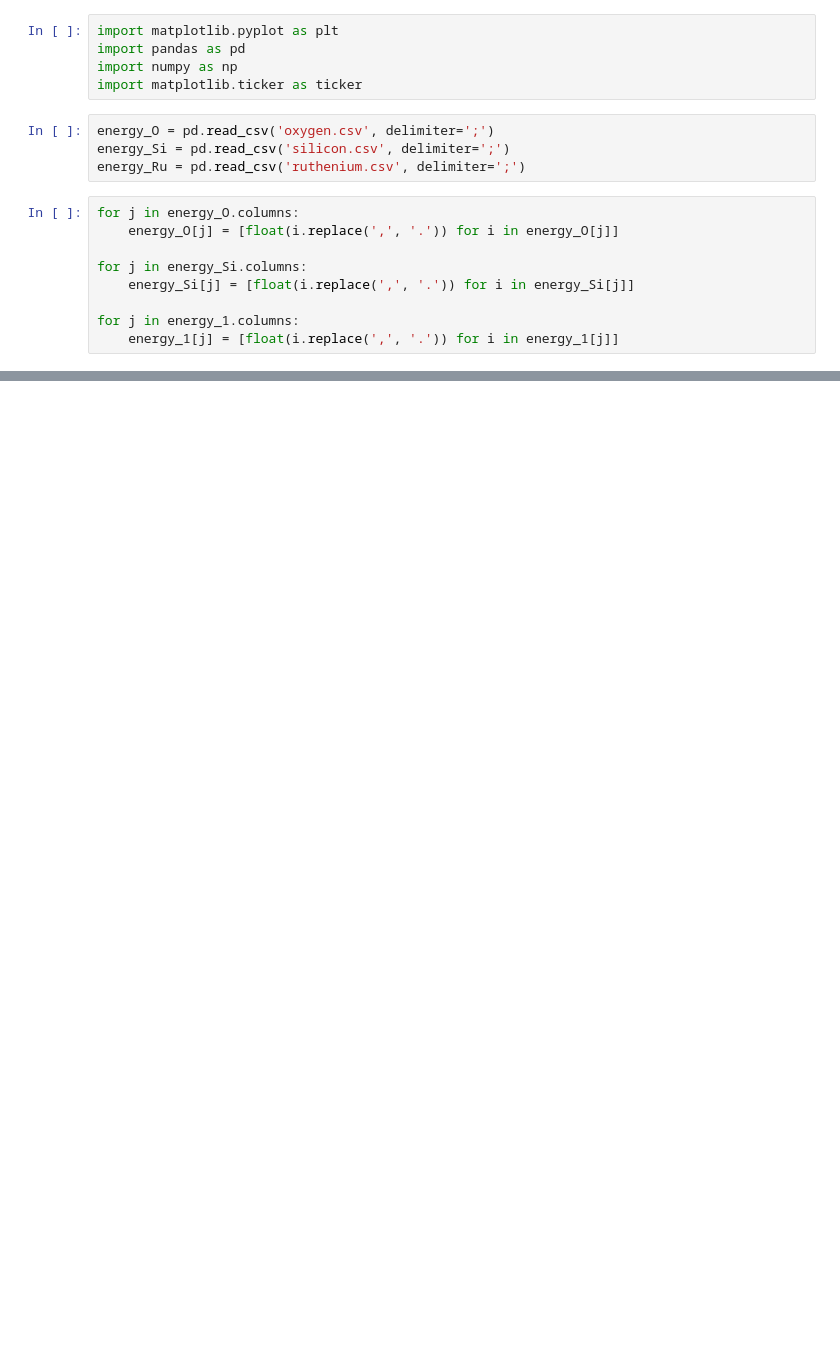
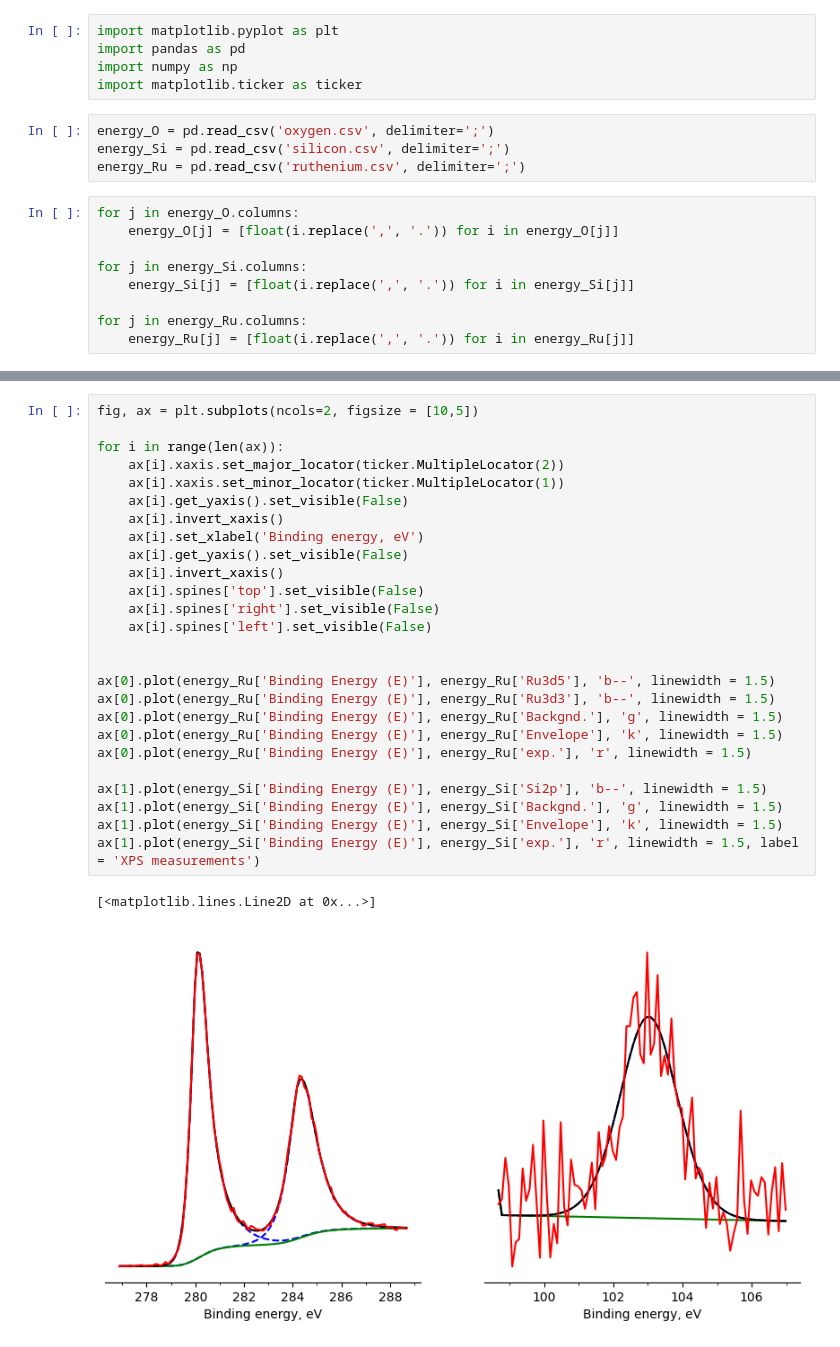
Before and after one commit to OneMoreGate/Ru_article, a Jupyter notebook: photo.ipynb, the cells around one changed output, grey strips where cells are left out. Cells and saved outputs as stored; diff of their text form; blank space fills up the shorter version.

```diff
--- a/photo.ipynb
+++ b/photo.ipynb
@@ -14,8 +14,8 @@ for j in energy_O.columns:
 for j in energy_Si.columns:
     energy_Si[j] = [float(i.replace(',', '.')) for i in energy_Si[j]]
 
-for j in energy_1.columns:
-    energy_1[j] = [float(i.replace(',', '.')) for i in energy_1[j]]
+for j in energy_Ru.columns:
+    energy_Ru[j] = [float(i.replace(',', '.')) for i in energy_Ru[j]]
 # %%
 fig, ax = plt.subplots(figsize = [7,5])
 
@@ -41,0 +42,29 @@ ax.legend()
+# %%
+fig, ax = plt.subplots(ncols=2, figsize = [10,5])
+
+for i in range(len(ax)):
+    ax[i].xaxis.set_major_locator(ticker.MultipleLocator(2))
+    ax[i].xaxis.set_minor_locator(ticker.MultipleLocator(1))
+    ax[i].get_yaxis().set_visible(False)
+    ax[i].invert_xaxis()
+    ax[i].set_xlabel('Binding energy, eV')
+    ax[i].get_yaxis().set_visible(False)
+    ax[i].invert_xaxis()
+    ax[i].spines['top'].set_visible(False)
+    ax[i].spines['right'].set_visible(False)
+    ax[i].spines['left'].set_visible(False)
+
+
+ax[0].plot(energy_Ru['Binding Energy (E)'], energy_Ru['Ru3d5'], 'b--', linewidth = 1.5)
+ax[0].plot(energy_Ru['Binding Energy (E)'], energy_Ru['Ru3d3'], 'b--', linewidth = 1.5)
+ax[0].plot(energy_Ru['Binding Energy (E)'], energy_Ru['Backgnd.'], 'g', linewidth = 1.5)
+ax[0].plot(energy_Ru['Binding Energy (E)'], energy_Ru['Envelope'], 'k', linewidth = 1.5)
+ax[0].plot(energy_Ru['Binding Energy (E)'], energy_Ru['exp.'], 'r', linewidth = 1.5)
+
+ax[1].plot(energy_Si['Binding Energy (E)'], energy_Si['Si2p'], 'b--', linewidth = 1.5)
+ax[1].plot(energy_Si['Binding Energy (E)'], energy_Si['Backgnd.'], 'g', linewidth = 1.5)
+ax[1].plot(energy_Si['Binding Energy (E)'], energy_Si['Envelope'], 'k', linewidth = 1.5)
+ax[1].plot(energy_Si['Binding Energy (E)'], energy_Si['exp.'], 'r', linewidth = 1.5, label = 'XPS measurements')
+# %% [output]
+[<matplotlib.lines.Line2D at 0x...>]
+[figure, added]
```
Also changed, not shown: parts of 1 cell of this notebook.
